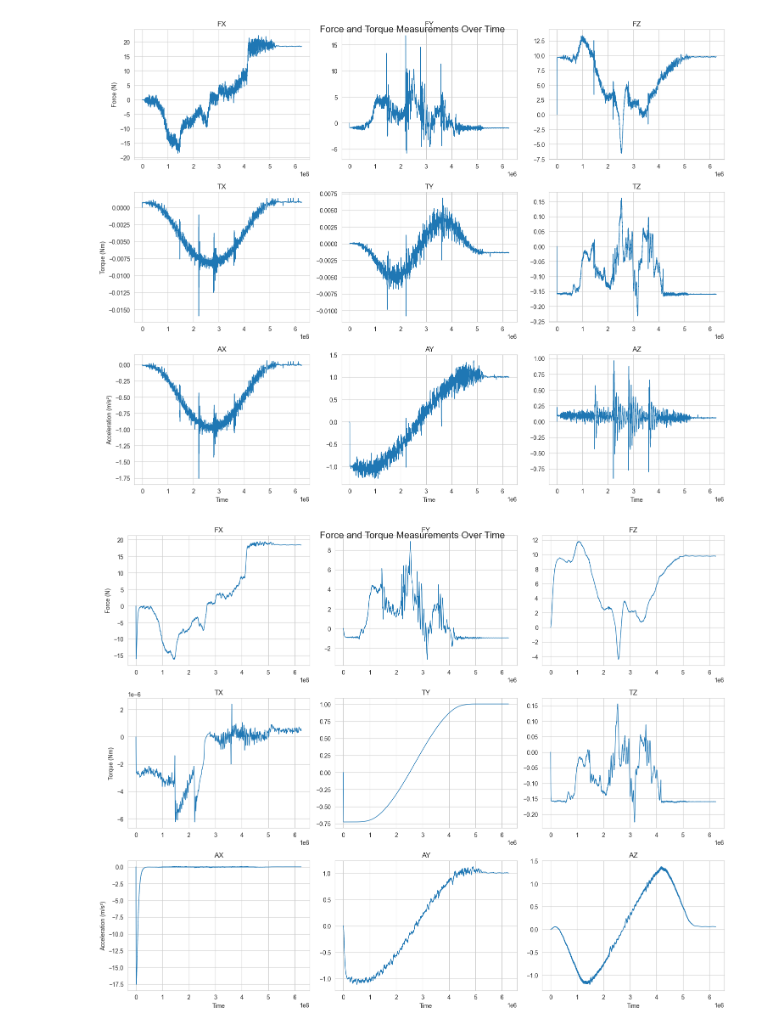
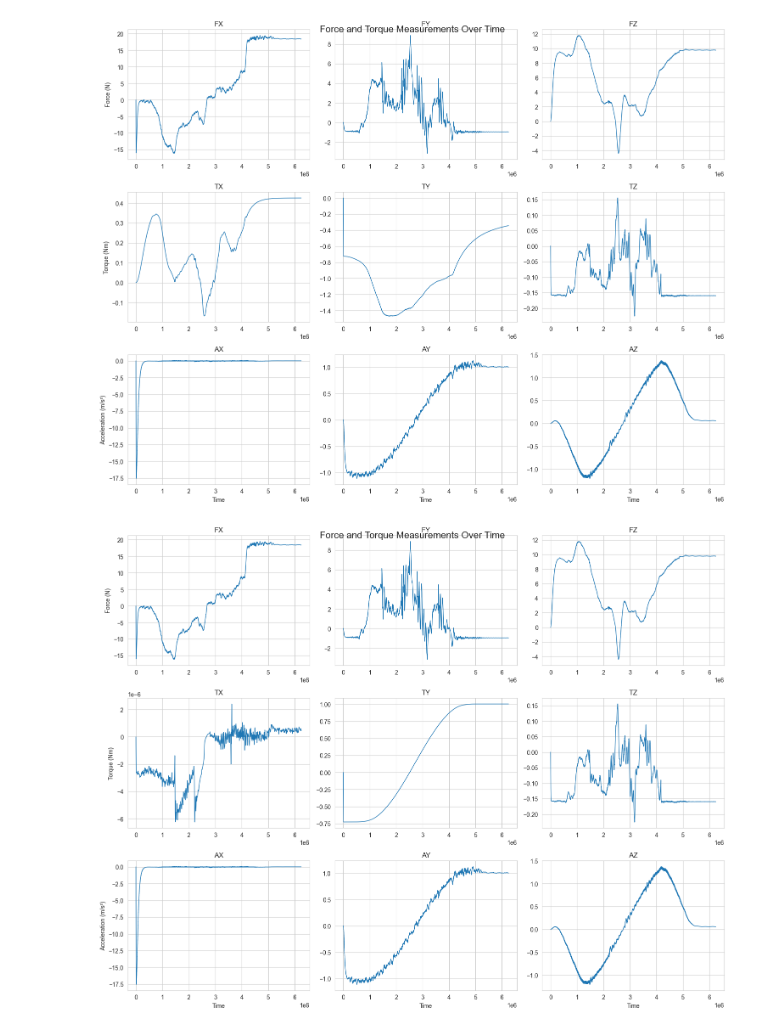
Before and after one commit to KGKrohn/AIS2202_State_estimation_Gr3, a Jupyter notebook: kyb_data/datakyb.ipynb, the cells around one changed output. Saved outputs shown, nothing was run; the diff lists cells and outputs as text; code cells hidden in the pictures.

```diff
--- a/kyb_data/datakyb.ipynb
+++ b/kyb_data/datakyb.ipynb
@@ -7,35 +7,35 @@ def plot_force_torque_data(csv_file):
     df = pd.read_csv(csv_file)
     fig, axs = plt.subplots(3, 3, figsize=(15, 12))
     fig.suptitle('Force and Torque Measurements Over Time', fontsize=16, y=0.95)
 
     axs_flat = axs.flatten()
 
     columns_to_plot = ['fx', 'fy', 'fz', 'tx', 'ty', 'tz', 'ax', 'ay', 'az']
 
     for idx, col in enumerate(columns_to_plot):
         ax = axs_flat[idx]
         ax.plot(df['t'], df[col], linewidth=1)
         ax.set_title(f'{col.upper()}')
         ax.grid(True)
 
         if df[col].abs().max() < 0.001:
              ax.ticklabel_format(style='sci', axis='y', scilimits=(0,0))
 
         if idx >= 6:
             ax.set_xlabel('Time')
 
     axs[0,0].set_ylabel('Force (N)')
     axs[1,0].set_ylabel('Torque (Nm)')
     axs[2,0].set_ylabel('Acceleration (m/s²)')
 
     plt.tight_layout()
 
     return fig
 
-fig = plot_force_torque_data('3-FTA_original_value.csv')
+fig = plot_force_torque_data('Old data/3-Wrench_2.csv')
 plt.show()
 # %% [output]
-[figure, old version]
+[figure, new version]
 # %%
 import pandas as pd
 import matplotlib.pyplot as plt
```
Also changed, not shown: parts of 7 cells of this notebook, 33 other files.
